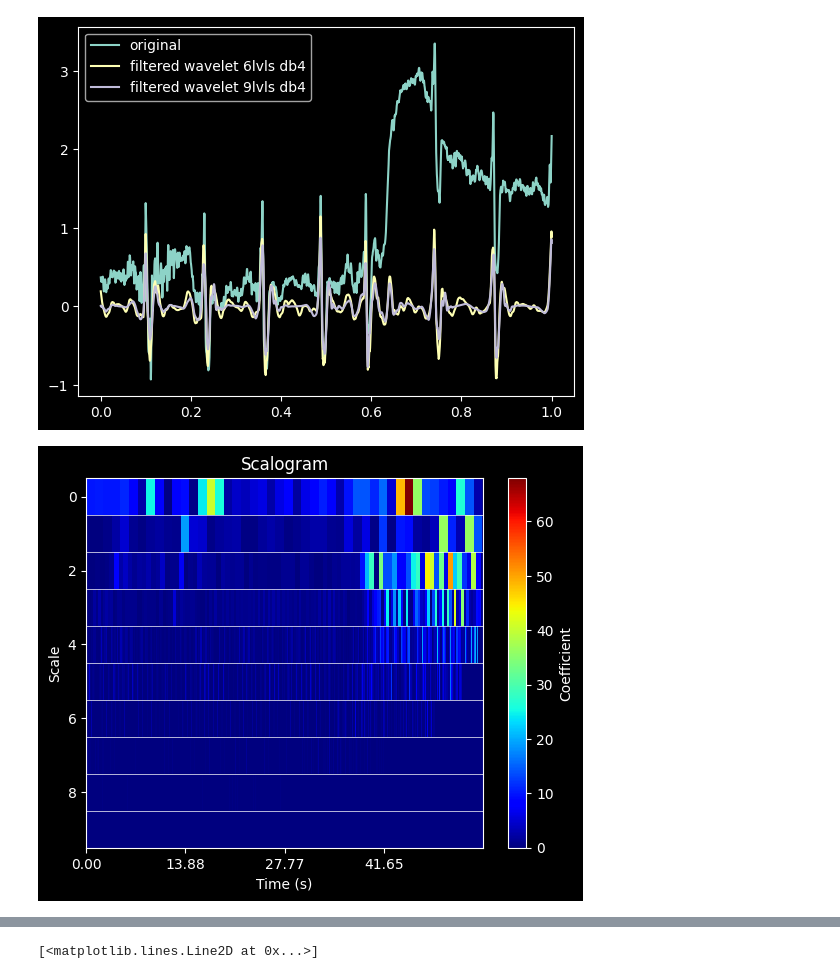
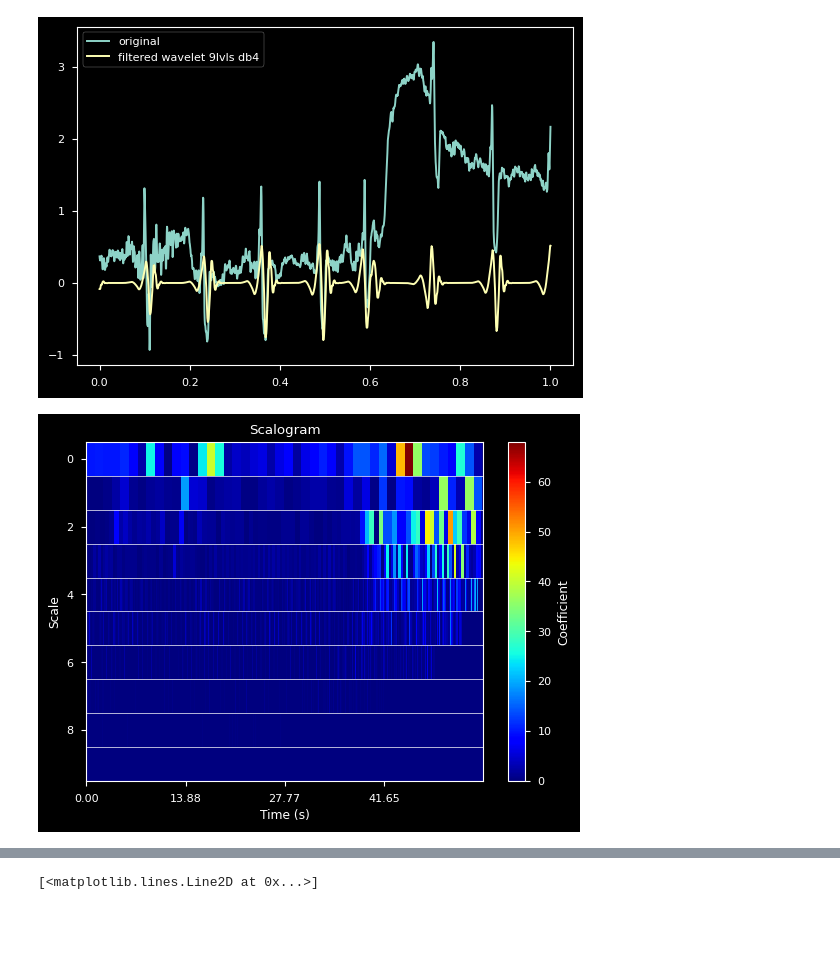
Before and after one commit to JBatRey/tp4assd, a Jupyter notebook: denoise.ipynb, the cells around one changed output, grey strips where cells are left out. Cells and saved outputs as stored; diff of their text form; code cells hidden in the pictures; blank space fills up the shorter version.

Commit message:
Imagenes y avances

```diff
--- a/denoise.ipynb
+++ b/denoise.ipynb
@@ -0,0 +1,7 @@
+# %%
+import numpy as np
+import pywt
+from scipy.signal import filtfilt, butter, iirnotch, lfilter, medfilt, cheby2
+from statistics import median, mean, variance
+import matplotlib.pyplot as plt
+plt.style.use('seaborn-v0_8-paper')
@@ -1,13 +10,4 @@
 # %%
-import numpy as np
-import pywt
-from scipy.signal import filtfilt, butter, iirnotch, lfilter, medfilt, cheby2
-from statistics import median, mean, variance
-import matplotlib.pyplot as plt
-plt.style.use('dark_background')
-
-
-
 # Load ECG signal
 
 ecg_signal = np.loadtxt('118e00.csv')
@@ -254,23 +395,22 @@ print(values)
 # %%
 
 x1 = 3000
 x2 = 5000
 
 t = np.linspace(0, 1, x2-x1)
 plt.plot(t, ecg_signal[x1:x2], label='original')
-plt.plot(t, (wav_filter_lvl6(ecg_signal, 'db4')[x1:x2]), label='filtered wavelet 6lvls db4')
-#plt.plot(t, (wav_filter_lvl6(ecg_signal, 'db20')[x1:x2]), label='filtered wavelet 6lvls db20')
-plt.plot(t, (wav_filter_lvl9(ecg_signal, 'db4')[x1:x2]), label='filtered wavelet 9lvls db4')
+
+plt.plot(t, (wav_filter_lvl9_v2(ecg_signal, 'db4')[x1:x2]), label='filtered wavelet 9lvls db4')
 
 
 plt.legend()
 plt.show()
 
 print_scalogram(ecg_signal,9,'db4')
 plt.show()
 
 print_scalogram(ecg_signal,9,'db20')
 plt.show()
 # %% [output]
-[figure, old version]
+[figure, new version]
-[figure, old version]
+[figure, new version]
```
Also changed, not shown: parts of 23 cells of this notebook, 11 other files.
